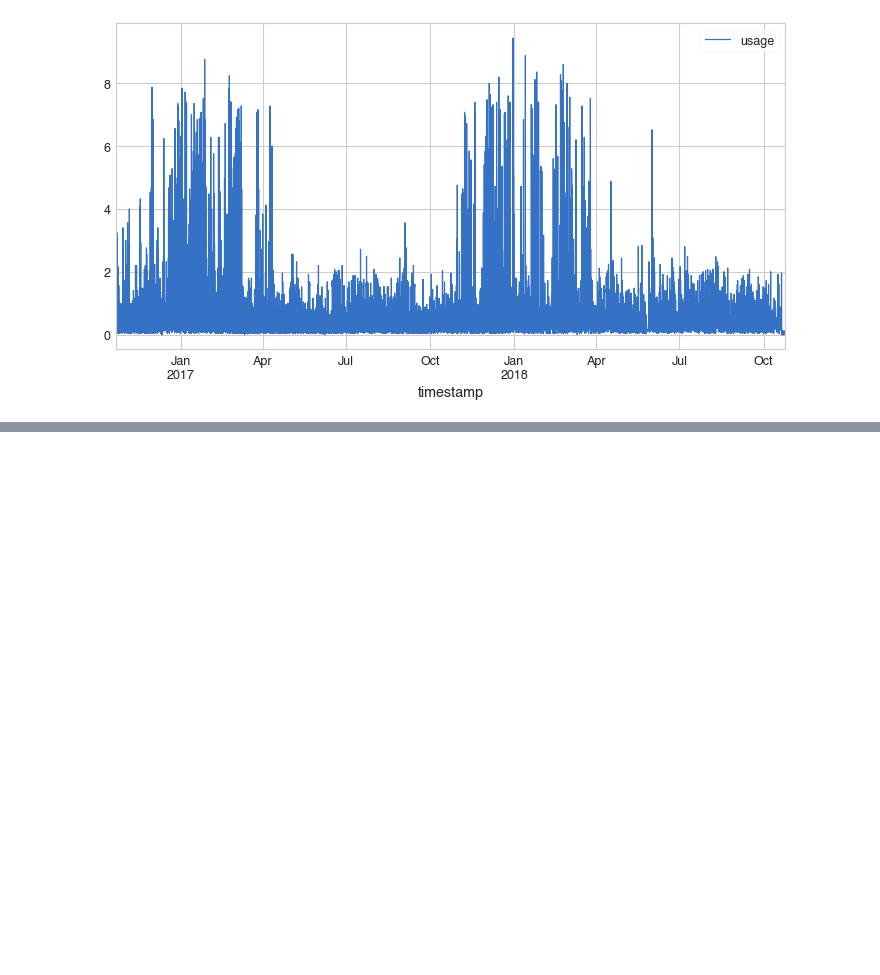
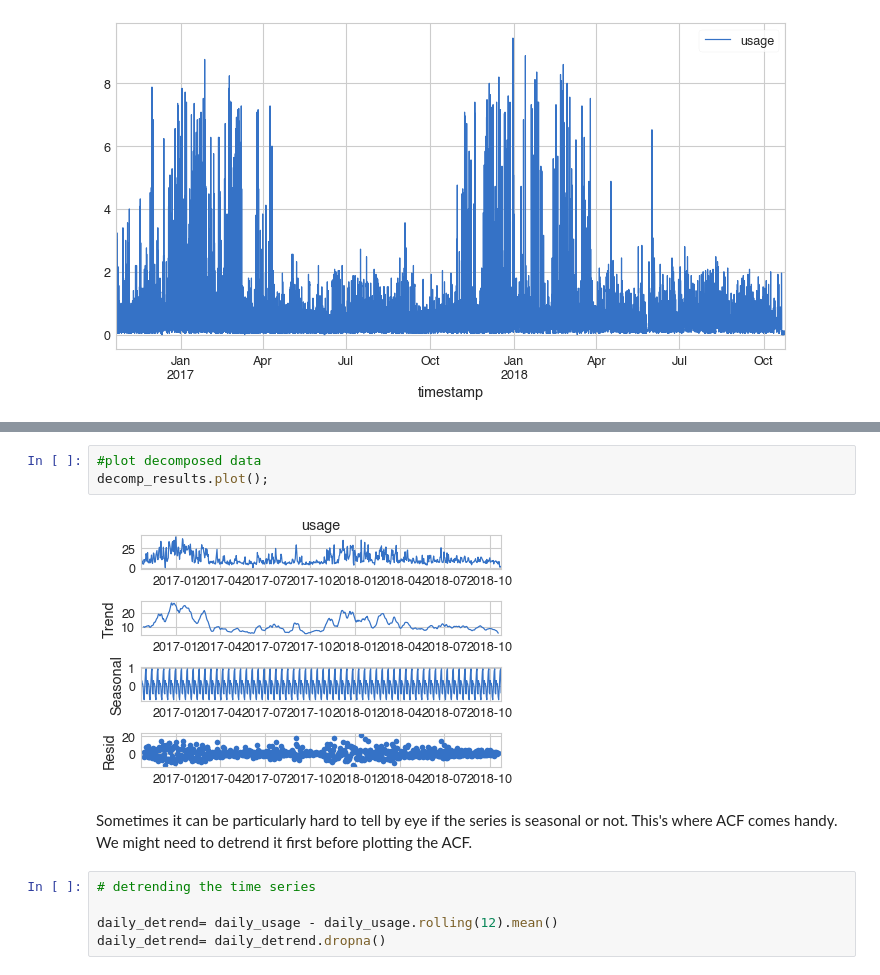
Before and after one commit to Oumnia-Sdn/IOTTimeSeries, a Jupyter notebook: notebooks/Energy Consumption Predictions.ipynb, the cells around one changed output, grey strips where cells are left out. Cells and saved outputs as stored; diff of their text form; blank space fills up the shorter version.

```diff
--- a/notebooks/Energy Consumption Predictions.ipynb
+++ b/notebooks/Energy Consumption Predictions.ipynb
@@ -185,0 +232,13 @@ plt.show()
+# %%
+#plot decomposed data
+decomp_results.plot();
+# %% [output]
+[figure, added]
+# %% [markdown]
+Sometimes it can be particularly hard to tell by eye if the series is seasonal or not. This's where ACF comes handy.
+We might need to detrend it first before plotting the ACF.
+# %%
+# detrending the time series
+
+daily_detrend= daily_usage - daily_usage.rolling(12).mean()
+daily_detrend= daily_detrend.dropna()
```
Also changed, not shown: parts of 36 cells of this notebook.
